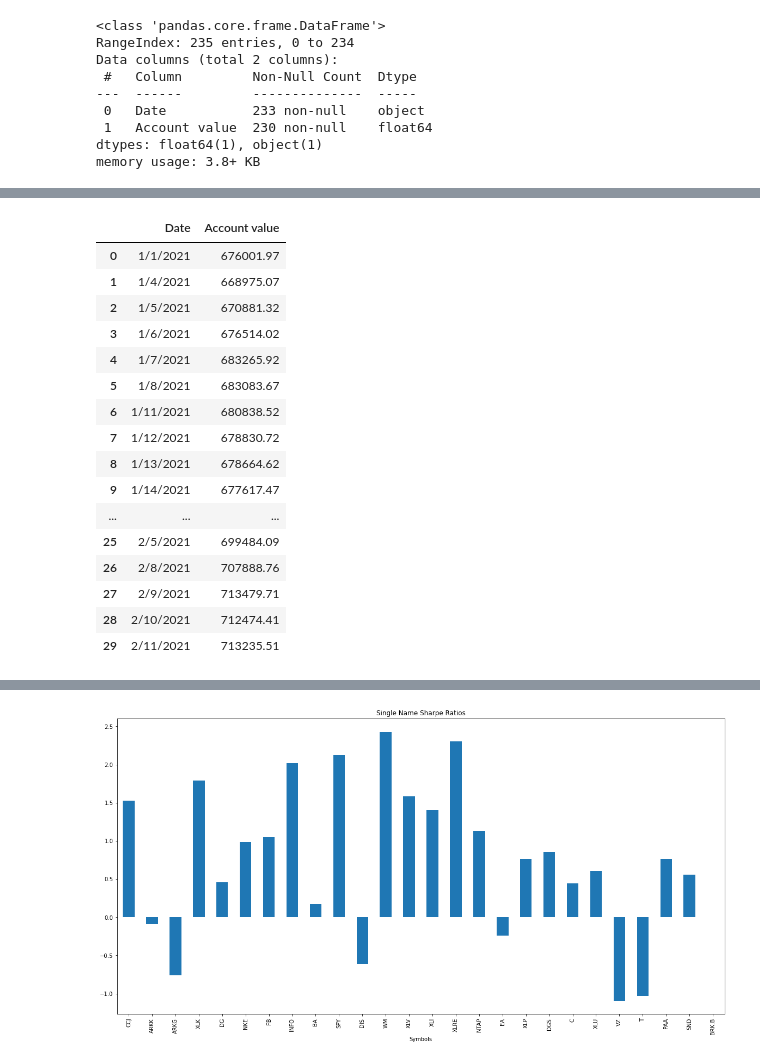
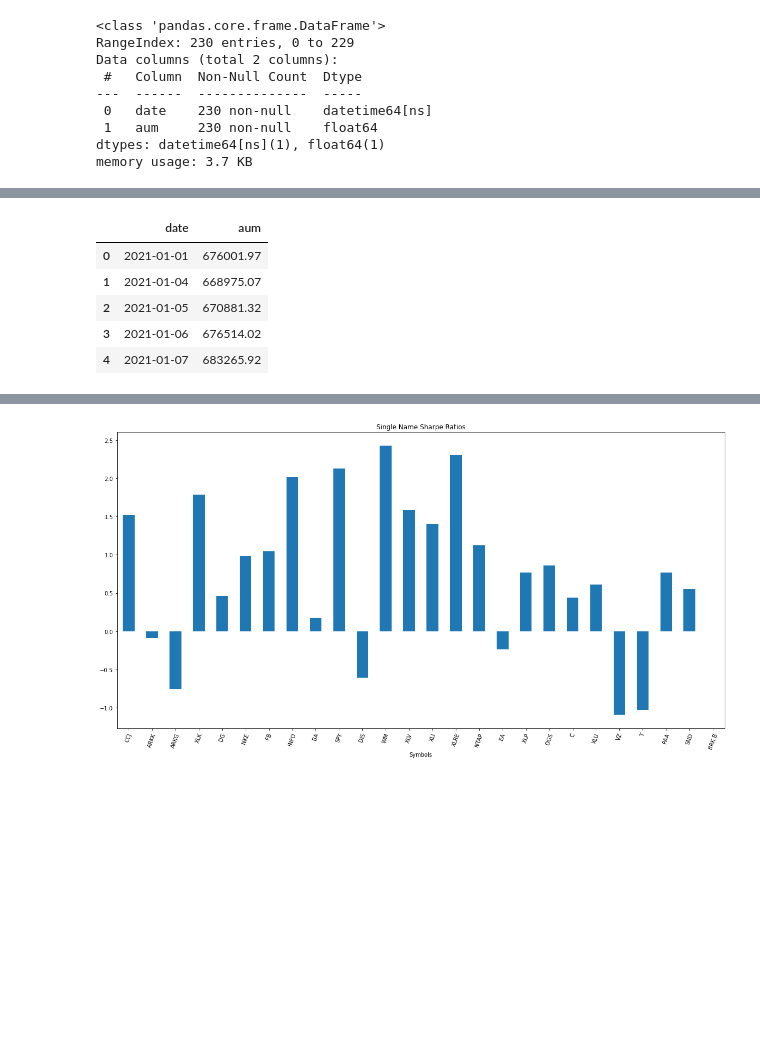
Before and after one commit to webclinic017/shf_portfolio, a Jupyter notebook: shf_portfolio.ipynb, the cells around one changed output, grey strips where cells are left out. Cells and saved outputs as stored; diff of their text form; code cells hidden in the pictures; blank space fills up the shorter version.

```diff
--- a/shf_portfolio.ipynb
+++ b/shf_portfolio.ipynb
@@ -25,50 +25,37 @@ weightings = weights of all positions in the portfolio based on market value
 # %%
 cash= 26572.84
 broker_file =pd.read_csv(Path('shf_positions.csv'))
-daily_balance = pd.read_csv(
-    Path('daily_balance.csv'),
-    parse_dates=True,
-    infer_datetime_format = True
-)
+daily_balance = pd.read_csv(Path('daily_balance.csv'))
+
+daily_balance['date'] = pd.to_datetime(daily_balance['date'])
 
 daily_balance.replace(',','', regex=True, inplace=True)
-daily_balance['Account value'] = daily_balance['Account value'].astype(float)
+daily_balance['aum'] = daily_balance['aum'].astype(float)
 daily_balance.info()
 display(broker_file.head())
-display(daily_balance.head(30))
+display(daily_balance.head())
 # %% [output]
 <class 'pandas.core.frame.DataFrame'>
-RangeIndex: 235 entries, 0 to 234
+RangeIndex: 230 entries, 0 to 229
 Data columns (total 2 columns):
- #   Column         Non-Null Count  Dtype
----  ------         --------------  -----
- 0   Date           233 non-null    object
- 1   Account value  230 non-null    float64
-dtypes: float64(1), object(1)
-memory usage: 3.8+ KB
+ #   Column  Non-Null Count  Dtype
+---  ------  --------------  -----
+ 0   date    230 non-null    datetime64[ns]
+ 1   aum     230 non-null    float64
+dtypes: datetime64[ns](1), float64(1)
+memory usage: 3.7 KB
 |  | Symbol | Description | Qty | Last | Close | Mkt value | Gain ($) | Gain (%) | Cost/share | P/E |
 | 0 | CCJ | Cameco Corporation Common Stock | 500 | 25.29 | 26.64 | 12,645.00 | 9,118.69 | 258.59% | 7.05262 | -- |
 | 1 | ARKK | ARK Innovation ETF | 70 | 113.24 | 113.82 | 7,936.60 | 5,342.32 | 205.93% | 37.06114 | -- |
 | 2 | ARKG | ARK Genomic Revolution ETF | 85 | 68.53 | 69.12 | 5,825.90 | 3,400.63 | 140.22% | 28.53259 | -- |
 | 3 | XLK | SPDR Select Sector Fund - Technology | 420 | 171.31 | 170.07 | 71,950.20 | 35,672.07 | 98.33% | 86.37650 | -- |
 | 4 | DG | Dollar General Corporation Common... | 160 | 224.55 | 222.34 | 35,928.00 | 17,194.17 | 91.78% | 117.08644 | 21.30X |
-|  | Date | Account value |
-| 0 | 1/1/2021 | 676001.97 |
-| 1 | 1/4/2021 | 668975.07 |
-| 2 | 1/5/2021 | 670881.32 |
-| 3 | 1/6/2021 | 676514.02 |
-| 4 | 1/7/2021 | 683265.92 |
-| 5 | 1/8/2021 | 683083.67 |
-| 6 | 1/11/2021 | 680838.52 |
-| 7 | 1/12/2021 | 678830.72 |
-| 8 | 1/13/2021 | 678664.62 |
-| 9 | 1/14/2021 | 677617.47 |
-| ... | ... | ... |
-| 25 | 2/5/2021 | 699484.09 |
-| 26 | 2/8/2021 | 707888.76 |
-| 27 | 2/9/2021 | 713479.71 |
-| 28 | 2/10/2021 | 712474.41 |
-| 29 | 2/11/2021 | 713235.51 |
+|  | date | aum |
+| 0 | 2021-01-01 | 676001.97 |
+| 1 | 2021-01-04 | 668975.07 |
+| 2 | 2021-01-05 | 670881.32 |
+| 3 | 2021-01-06 | 676514.02 |
+| 4 | 2021-01-07 | 683265.92 |
 # %%
 #cleaning file --getting rid of commas in str and converting to floats instead of objects
 broker_file.replace(',','', regex=True, inplace=True)
```
Also changed, not shown: parts of 14 cells of this notebook.
